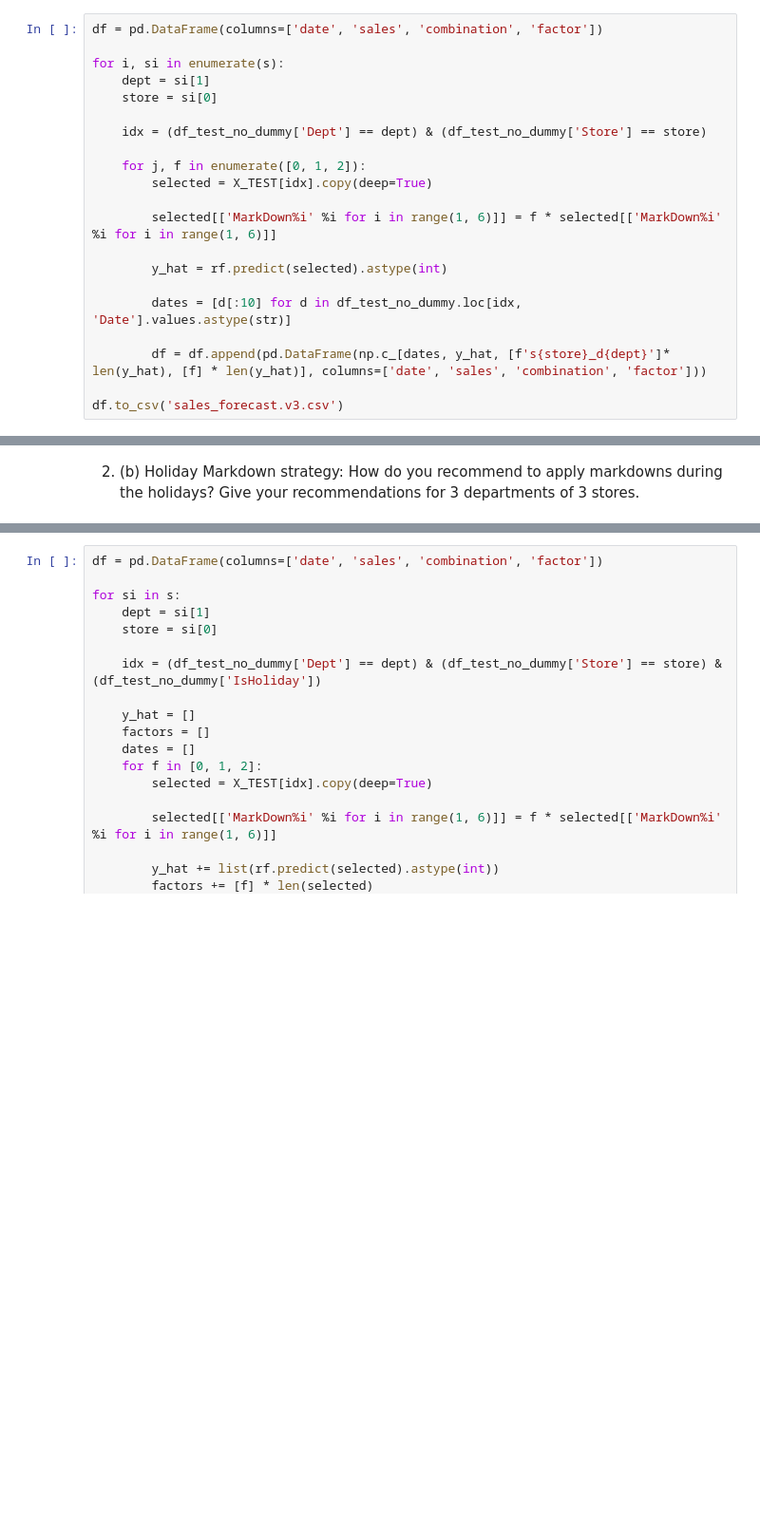
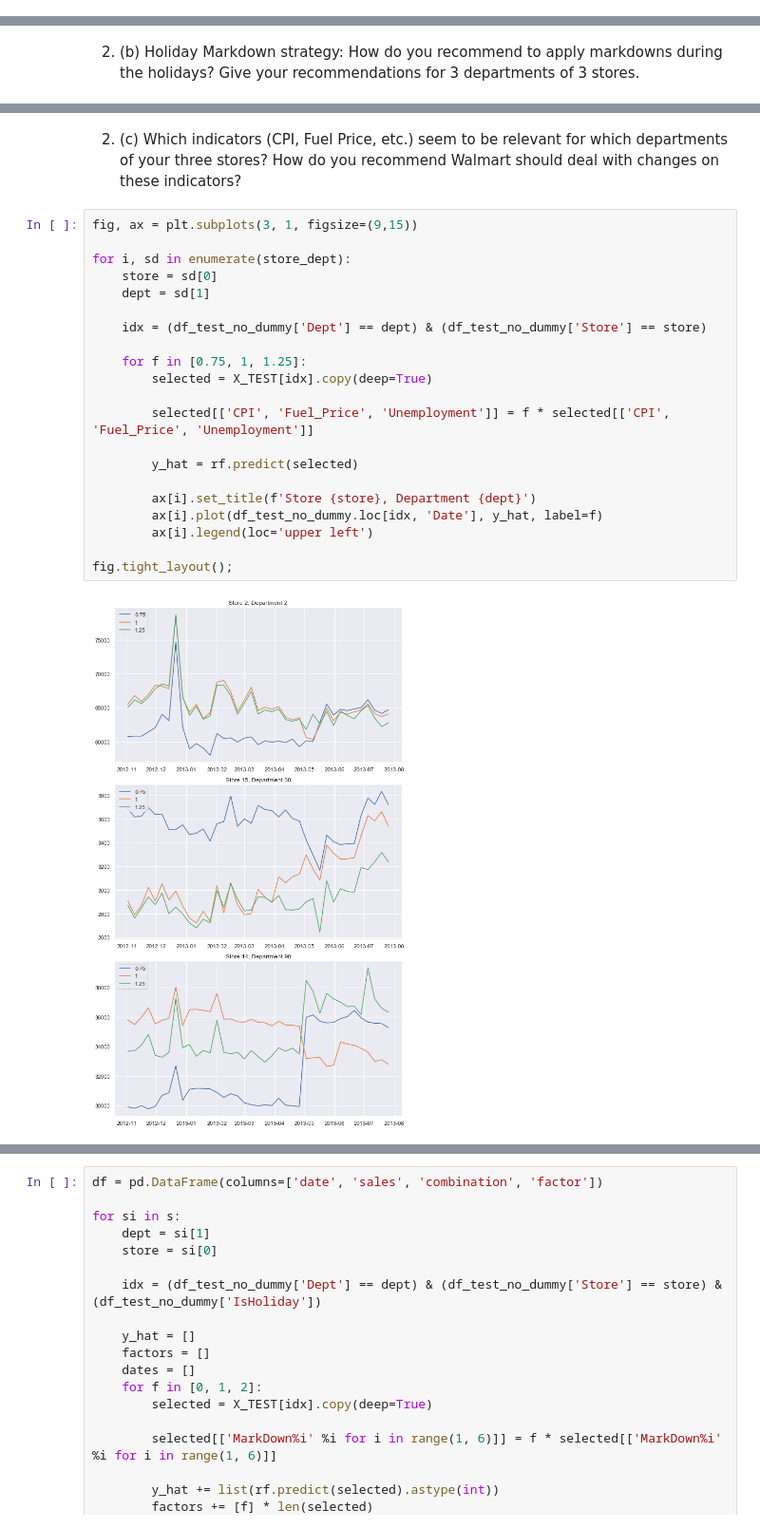
Before and after one commit to JelleWestra/Data-Science-for-Business-Improvement, a Jupyter notebook: project2/Project 2 - Team 12.ipynb, the cells around one changed output, grey strips where cells are left out. Shown at 95% size. Cells and saved outputs as stored; diff of their text form; blank space fills up the shorter version.

```diff
--- a/project2/Project 2 - Team 12.ipynb
+++ b/project2/Project 2 - Team 12.ipynb
@@ -2177,21 +2172,0 @@ s = [(2, 2), (15, 30), (44, 90)]
-# %%
-df = pd.DataFrame(columns=['date', 'sales', 'combination', 'factor'])
-
-for i, si in enumerate(s):
-    dept = si[1]
-    store = si[0]
-
-    idx = (df_test_no_dummy['Dept'] == dept) & (df_test_no_dummy['Store'] == store)
-
-    for j, f in enumerate([0, 1, 2]):
-        selected = X_TEST[idx].copy(deep=True)
-
-        selected[['MarkDown%i' %i for i in range(1, 6)]] = f * selected[['MarkDown%i' %i for i in range(1, 6)]]
-
-        y_hat = rf.predict(selected).astype(int)
-
-        dates = [d[:10] for d in df_test_no_dummy.loc[idx, 'Date'].values.astype(str)]
-
-        df = df.append(pd.DataFrame(np.c_[dates, y_hat, [f's{store}_d{dept}']* len(y_hat), [f] * len(y_hat)], columns=['date', 'sales', 'combination', 'factor']))
-
-df.to_csv('sales_forecast.v3.csv')
@@ -2227,0 +2212,25 @@ ax.legend(loc='lower center');
+# %% [markdown]
+2. (c) Which indicators (CPI, Fuel Price, etc.) seem to be relevant for which departments of your three stores? How do you recommend Walmart should deal with changes on these indicators?
+# %%
+fig, ax = plt.subplots(3, 1, figsize=(9,15))
+
+for i, sd in enumerate(store_dept):
+    store = sd[0]
+    dept = sd[1]
+
+    idx = (df_test_no_dummy['Dept'] == dept) & (df_test_no_dummy['Store'] == store)
+
+    for f in [0.75, 1, 1.25]:
+        selected = X_TEST[idx].copy(deep=True)
+
+        selected[['CPI', 'Fuel_Price', 'Unemployment']] = f * selected[['CPI', 'Fuel_Price', 'Unemployment']]
+
+        y_hat = rf.predict(selected)
+
+        ax[i].set_title(f'Store {store}, Department {dept}')
+        ax[i].plot(df_test_no_dummy.loc[idx, 'Date'], y_hat, label=f)
+        ax[i].legend(loc='upper left')
+
+fig.tight_layout();
+# %% [output]
+[figure, added]
```
Also changed, not shown: parts of 35 cells of this notebook.
